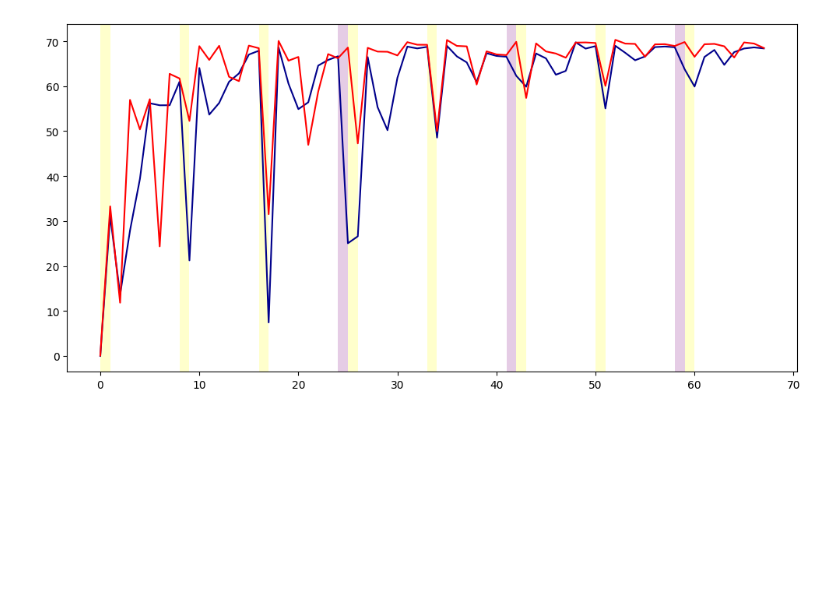
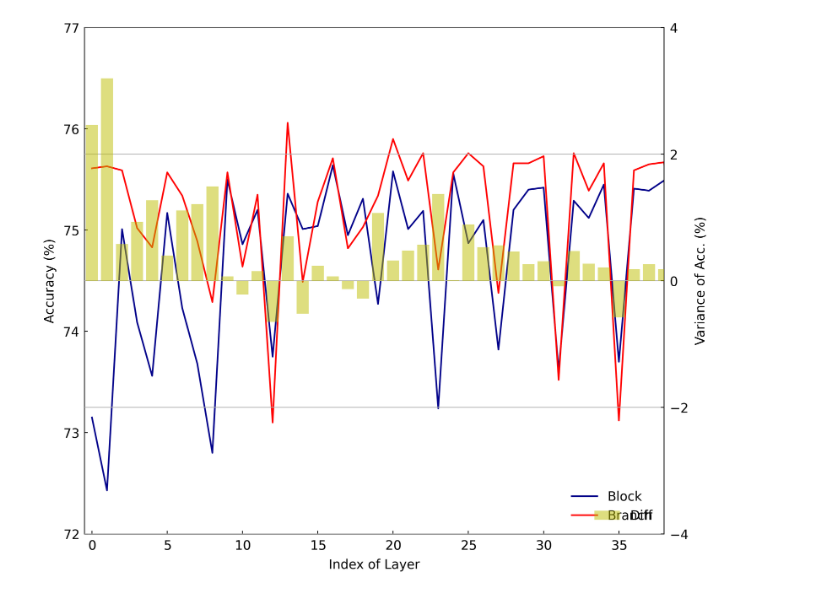
Before and after one commit to SoongE/neural_substitution, a Jupyter notebook: analysis_droppath.ipynb, the cells around one changed output. Cells and saved outputs as stored; diff of their text form; code cells hidden in the pictures; blank space fills up the shorter version.

```diff
--- a/analysis_droppath.ipynb
+++ b/analysis_droppath.ipynb
@@ -86,40 +188,65 @@ main()
 # %%
 import pandas as pd
-import matplotlib.pyplot as plt
 
-df = pd.read_csv('assets/resnet18_ADDInceptionV2.csv')
-df = df.drop('Unnamed: 0', axis=1)
-# print(df[df['SkipConvName'].str.contains('kxk')])
-acc = df['Accuracy'][1:].to_list()
-names = df['SkipConvName'][1:].to_list()
+df_add = pd.read_csv('assets/droppath_resnet50_AddInceptionV3_cifar.csv')
+df_add = df_add.drop('Unnamed: 0', axis=1)
 
-df_sub = pd.read_csv('assets/resnet18_SubInceptionV2.csv')
+df_sub = pd.read_csv('assets/droppath_resnet50_SubInceptionV3_cifar.csv')
 df_sub = df_sub.drop('Unnamed: 0', axis=1)
+
+acc_add = df_add['Accuracy'][1:].to_list()
 acc_sub = df_sub['Accuracy'][1:].to_list()
 names = df_sub['SkipConvName'][1:].to_list()
 
-fig = plt.figure(figsize=(10, 5))
-plt.plot(acc, color='darkblue', label='add')
-plt.plot(acc_sub, color='red', label='sub')
+# using_idx = list(range(len(acc_add)))
+using_idx = list()
+for i, (add, sub) in enumerate(zip(acc_add, acc_sub)):
+    if sub > 72 and add > 72:
+        using_idx.append(i)
+# using_idx = using_idx[:-15]
 
-for i, name in enumerate(names):
-    color = None
-    if 'conv1.blocks.kxk' in name:
-        color = 'yellow'
+acc_add = list(map(lambda x: acc_add[x], using_idx))
+acc_sub = list(map(lambda x: acc_sub[x], using_idx))
+names = list(map(lambda x: names[x], using_idx))
+
+fig = plt.figure(figsize=(6, 5))
+ax=fig.add_subplot(111, label='1')
+ax2=fig.add_subplot(111, label='2', frame_on=False)
+
+ax.plot(acc_add, color='darkblue', label='Block')
+ax.plot(acc_sub, color='red', label='Branch')
+
+diff = np.array(acc_sub) - np.array(acc_add)
+ax2.bar(np.arange(diff.size), diff, color='y', linestyle='--', alpha=0.5, label='Diff')
+ax2.yaxis.tick_right()
+ax2.yaxis.set_label_position('right')
+ax2.set_yticks([-4, -2, 0, 2, 4])
+# for i, name in enumerate(names):
+#     color = None
+#     if 'kxk' in name:
+#         color = 'yellow'
     # elif '1x1' in name:
     #     color = 'purple'
     # elif '1x3' in name:
     #     color = 'green'
     # elif '3x1' in name:
     #     color = 'orange'
-    elif 'downsample' in name:
-        color = 'purple'
+    # if color:
+    #     plt.axvspan(i - 1, i, facecolor=color, alpha=0.2)
 
-    if color:
-        plt.axvspan(i-1, i, facecolor=color, alpha=0.2)
+ax2.grid(True, axis='y')
+plt.xlabel('Index of Layer')
+ax.set_ylim(72,77)
+ax.set_xlim(-0.5,38)
+ax2.set_xlim(-0.5,38)
+ax.set_ylabel('Accuracy (%)')
+ax2.set_ylabel('Variance of Acc. (%)')
+
+ax.legend(loc='lower right', ncols=1)
+ax2.legend(loc='lower right', ncols=1)
 
 fig.tight_layout()
-plt.savefig(f'assets/drop_block.svg', dpi=500)
+plt.savefig(f'assets/droppath.svg', dpi=500)
 plt.show()
 # %% [output]
-[figure, old version]
+[figure, new version]
```
Also changed, not shown: parts of 3 cells of this notebook, 7 other files.
